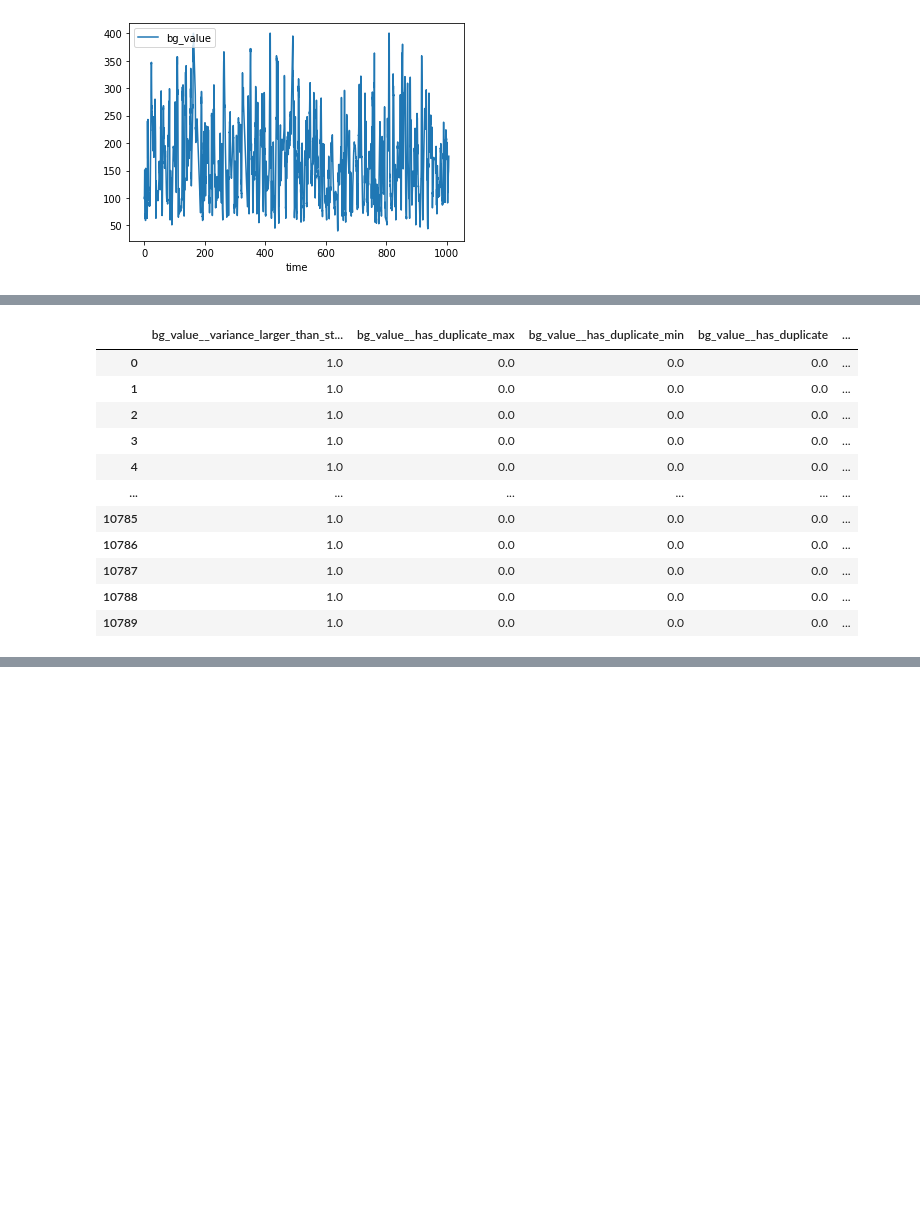
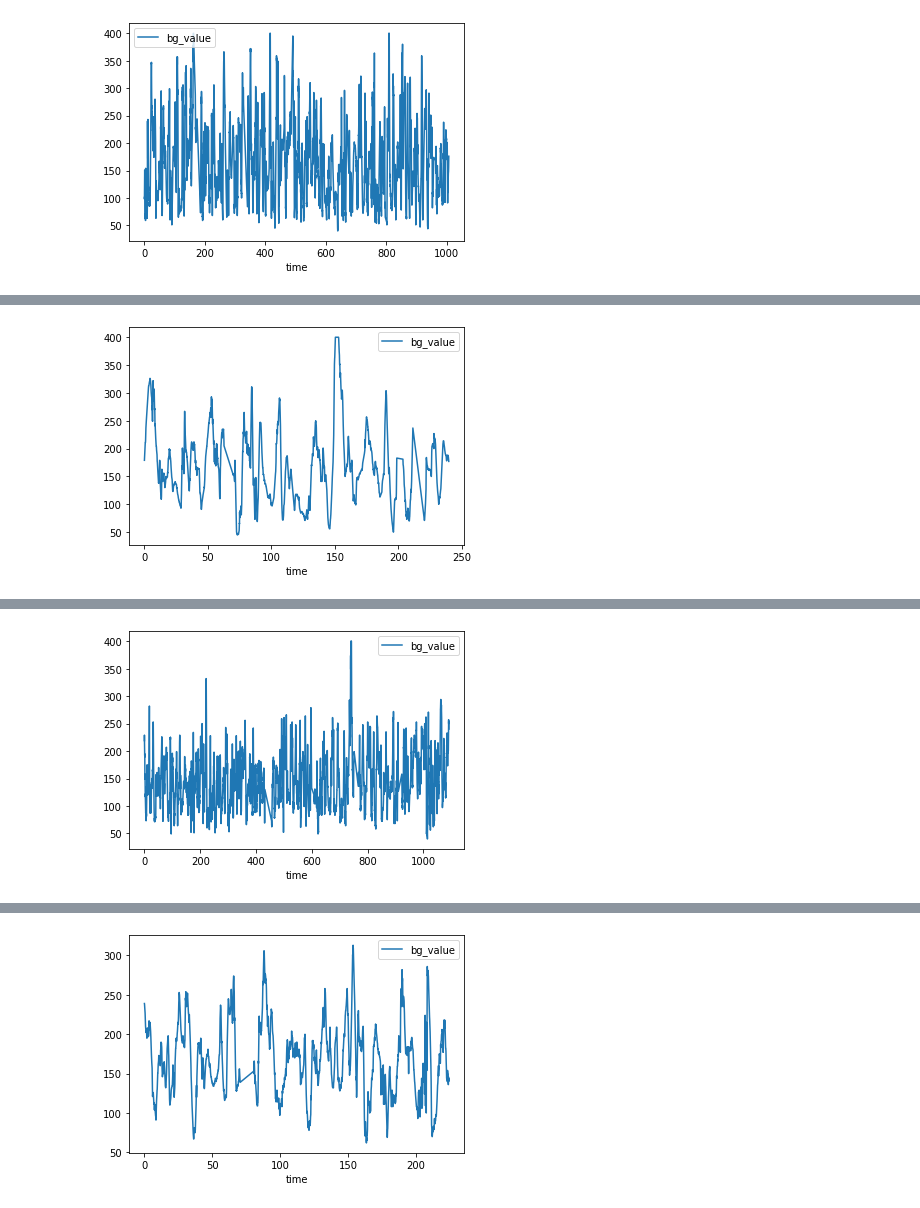
Before and after one commit to spitoglou/diabetes, a Jupyter notebook: dataset_generator.ipynb, the cells around one changed output, grey strips where cells are left out. Drawn from its saved outputs; the diff is of its cells as text; code cells hidden in the pictures; blank space fills up the shorter version.

Commit message:
all datasets with window=6 horizon=1

```diff
--- a/dataset_generator.ipynb
+++ b/dataset_generator.ipynb
@@ -24,13 +24,27 @@ Successfully installed dask-2021.6.0 distributed-2021.6.0 fsspec-2021.6.0 heapdi
 # %%
 from src.helpers.experiment import create_tsfresh_dataframe
 # %%
-parameters = {
-    'ohio_no': 559,
-    'scope': 'train',
-    'train_ds_size': 0,
-    'window_size': 6,
-    'prediction_horizon': 1,
-    'minimal_features': False,
-}
-create_tsfresh_dataframe(parameters)
+patients = [559, 563, 570, 575, 588, 591]
+
+for patient in patients:
+
+    parameters = {
+        'ohio_no': patient,
+        'scope': 'train',
+        'train_ds_size': 0,
+        'window_size': 6,
+        'prediction_horizon': 1,
+        'minimal_features': False,
+    }
+    create_tsfresh_dataframe(parameters)
+
+    parameters = {
+        'ohio_no': patient,
+        'scope': 'test',
+        'train_ds_size': 0,
+        'window_size': 6,
+        'prediction_horizon': 1,
+        'minimal_features': False,
+    }
+    create_tsfresh_dataframe(parameters)
 # %% [output]
@@ -41,12 +58 @@ create_tsfresh_dataframe(parameters)
-|  | bg_value__variance_larger_than_st... | bg_value__has_duplicate_max | bg_value__has_duplicate_min | bg_value__has_duplicate | ... |
-| 0 | 1.0 | 0.0 | 0.0 | 0.0 | ... |
-| 1 | 1.0 | 0.0 | 0.0 | 0.0 | ... |
-| 2 | 1.0 | 0.0 | 0.0 | 0.0 | ... |
-| 3 | 1.0 | 0.0 | 0.0 | 0.0 | ... |
-| 4 | 1.0 | 0.0 | 0.0 | 0.0 | ... |
-| ... | ... | ... | ... | ... | ... |
-| 10785 | 1.0 | 0.0 | 0.0 | 0.0 | ... |
-| 10786 | 1.0 | 0.0 | 0.0 | 0.0 | ... |
-| 10787 | 1.0 | 0.0 | 0.0 | 0.0 | ... |
-| 10788 | 1.0 | 0.0 | 0.0 | 0.0 | ... |
-| 10789 | 1.0 | 0.0 | 0.0 | 0.0 | ... |
+[figure, added]
@@ -53,0 +63 @@ create_tsfresh_dataframe(parameters)
+[figure, added]
@@ -53,0 +68 @@ create_tsfresh_dataframe(parameters)
+[figure, added]
```
Also changed, not shown: parts of 2 cells of this notebook, 12 other files.
